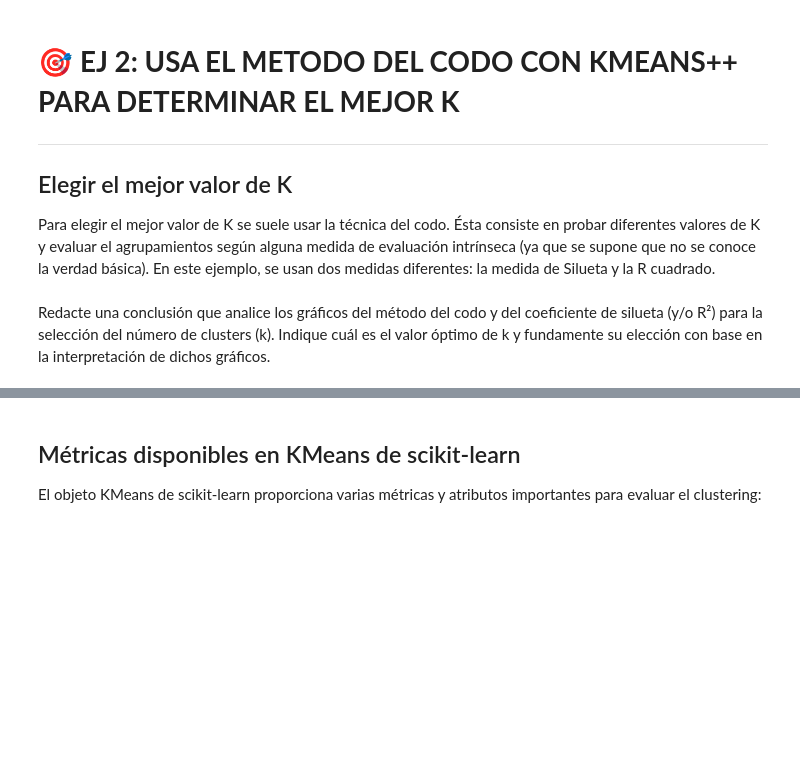
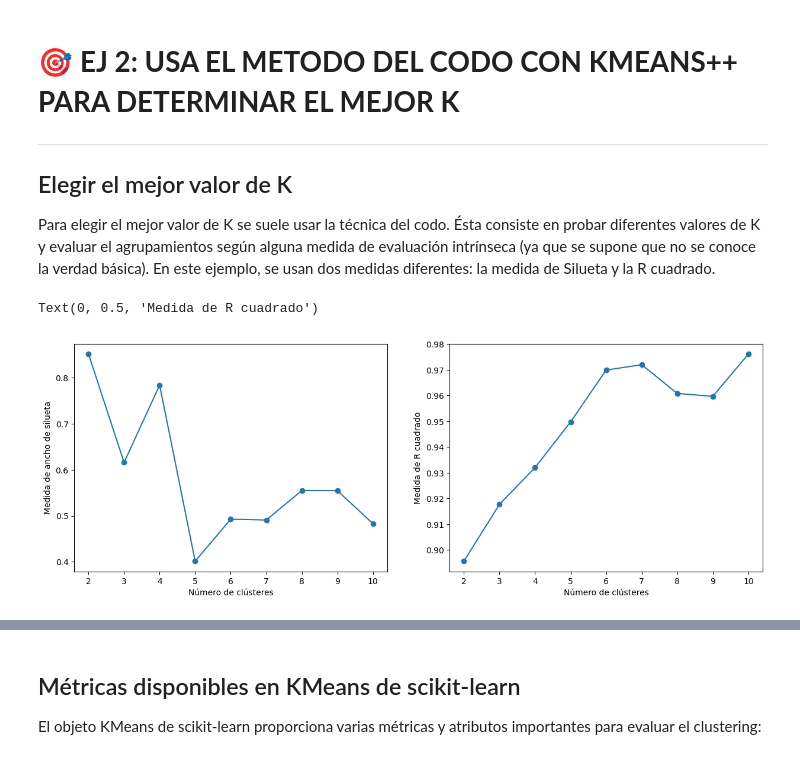
Before and after one commit to SandraNavarrete-docente/aprendizaje-automatico-252601, a Jupyter notebook: 04-MODELOS-NO-SUPERVISADOS/4_3_Métodos_de_clustering_basados_en_particiones_V2.ipynb, the cells around one changed output, grey strips where cells are left out. Saved outputs shown, nothing was run; the diff lists cells and outputs as text; code cells hidden in the pictures; blank space fills up the shorter version.

```diff
--- a/04-MODELOS-NO-SUPERVISADOS/4_3_Métodos_de_clustering_basados_en_particiones_V2.ipynb
+++ b/04-MODELOS-NO-SUPERVISADOS/4_3_Métodos_de_clustering_basados_en_particiones_V2.ipynb
@@ -207,7 +207,8 @@ def paso1_elije_centros_inteligente(K, Dx):
   return cDx
 # %%
 def MyKMeansPlusPlus(Dx, K):
-  cDx = # 1.3 Completa el codigo aqui
+  cDx = paso1_elije_centros(K, Dx)
+  # 1.3 Completa el codigo aqui
   cDxIni = cDx.copy()
   # Flag de convergencia
   iterando = True
@@ -215,9 +216,10 @@ def MyKMeansPlusPlus(Dx, K):
     # Vector auxiliar para guardar los centros de la iteración pasada
     # necesarios para identificar la convergencia
     cDx_ant = cDx.copy()
-    Dyp = # 1.4 Completa el codigo aqui
+    Dyp = paso2_asigna_puntos(Dx ,cDx)
+    # 1.4 Completa el codigo aqui
     # Calcular los nuevos centros
-    cDx = # 1.5 Completa el codigo aqui
+    cDx = paso3_actualiza_centros(Dx, cDx, Dyp, K) # 1.5 Completa el codigo aqui
     iterando = (np.absolute(np.sum(cDx-cDx_ant)) > 0.00001)
   return cDx, Dyp, cDxIni
 # %%
@@ -254,20 +259,21 @@ def medida_R_cuadrado(X, Xyp, cXs):
 # %%
 #METODO DEL CODO
 # voy a probar para valores de k desde 2 al 11
 rsilueta = np.zeros(9)
 rrsquare = np.zeros(9)
 for k in np.arange(2,11):
     cDx, Dyp,cDxIni = MyKMeansPlusPlus(Dx, k)
-    rsilueta[k-2] = # 2.1 Completa el codigo aqui
-    rrsquare[k-2] = # 2.2 Completa el codigo aqui
+    rsilueta[k-2] = silhouette_score(Dx, Dyp)
+    rrsquare[k-2] = medida_R_cuadrado(Dx, Dyp, cDx)
 
 fig, ax = plt.subplots(1,2, figsize=(15,5))
 ax[0].plot( np.arange(2,11),rsilueta, linestyle='-', marker='o')
 ax[0].set_xlabel("Número de clústeres")
 ax[0].set_ylabel("Medida de ancho de silueta")
 
 ax[1].plot( np.arange(2,11),rrsquare, linestyle='-', marker='o')
 ax[1].set_xlabel("Número de clústeres")
 ax[1].set_ylabel("Medida de R cuadrado")
+# %% [output]
+Text(0, 0.5, 'Medida de R cuadrado')
+[figure, added]
-# %% [markdown]
-Redacte una conclusión que analice los gráficos del método del codo y del coeficiente de silueta (y/o R²) para la selección del número de clusters (k). Indique cuál es el valor óptimo de k y fundamente su elección con base en la interpretación de dichos gráficos.
```
Also changed, not shown: parts of 21 cells of this notebook.
